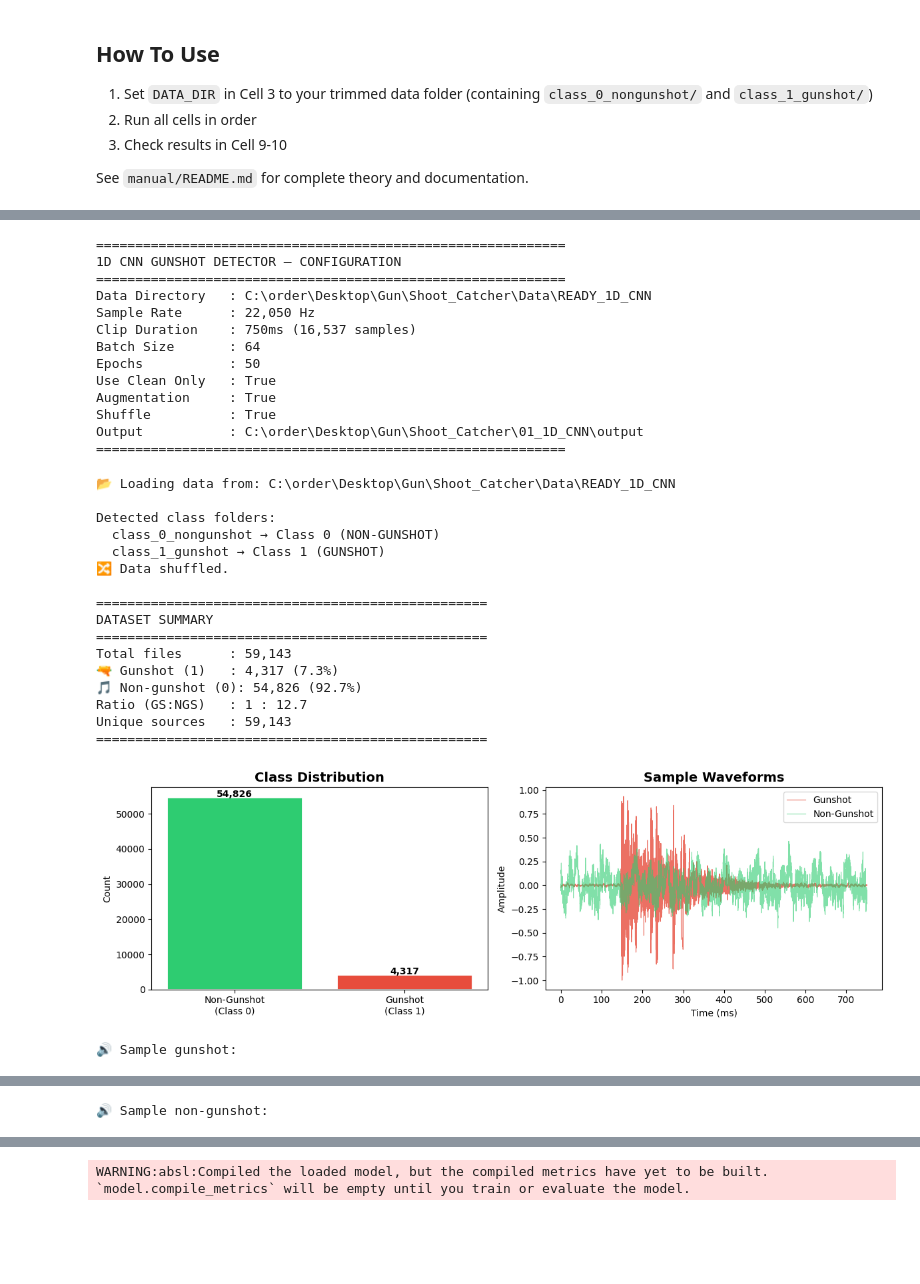
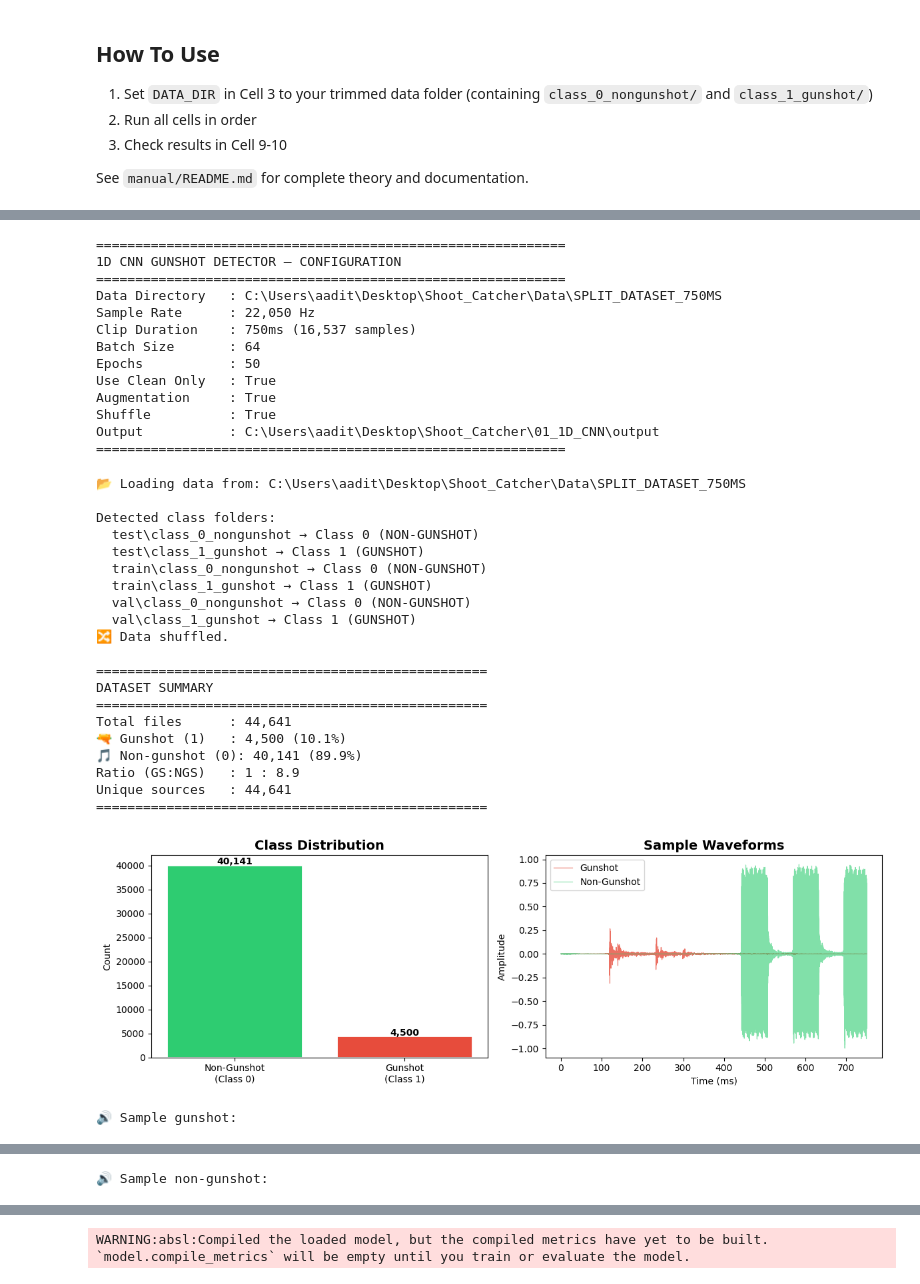
Before and after one commit to Jeevant010/Shoot_Catcher, a Jupyter notebook: 01_1D_CNN/1d_cnn_gunshot_detector.ipynb, the cells around one changed output, grey strips where cells are left out. Saved outputs shown, nothing was run; the diff lists cells and outputs as text; code cells hidden in the pictures; blank space fills up the shorter version.

Commit message:
fixes for runnign the trainign

```diff
--- a/01_1D_CNN/1d_cnn_gunshot_detector.ipynb
+++ b/01_1D_CNN/1d_cnn_gunshot_detector.ipynb
@@ -72,16 +228,18 @@ GPU Available: False
 # ============================================================
 
 # ==========================================================
-# DATA PATH — Point this to your trimmed data folder
-# Must contain: class_0_nongunshot/ and class_1_gunshot/
+# DATA PATH — Dynamic workspace path resolution
 # ==========================================================
-DATA_DIR = Path(r'C:\order\Desktop\Gun\Shoot_Catcher\Data\READY_1D_CNN')
+PROJECT_ROOT = Path.cwd().resolve()
+if PROJECT_ROOT.name == '01_1D_CNN':
+    PROJECT_ROOT = PROJECT_ROOT.parent
+
+DATA_DIR = PROJECT_ROOT / 'Data' / 'SPLIT_DATASET_750MS'
 
 # ==========================================================
 # SAMPLE RATE — Choose your working sample rate
 # ==========================================================
 SAMPLE_RATE = 22050       # Native quality (matches trimmer output)
-# SAMPLE_RATE = 16000     # Uncomment for Arduino-deployment mode
 
 # ==========================================================
 # AUDIO PARAMETERS
@@ -104,7 +262,6 @@ N_FOLDS = 5               # GroupKFold folds
 # ==========================================================
 USE_AUGMENTATION = True
 USE_ONLY_CLEAN = True     # True = use only '_clean' files for splitting
-                          # (augmented files added to training only)
 
 # ==========================================================
 # SHUFFLER — Shuffle data before everything
@@ -135,7 +292,7 @@ print(f'{"=" * 60}')
 ============================================================
 1D CNN GUNSHOT DETECTOR — CONFIGURATION
 ============================================================
-Data Directory   : C:\order\Desktop\Gun\Shoot_Catcher\Data\READY_1D_CNN
+Data Directory   : C:\Users\aadit\Desktop\Shoot_Catcher\Data\SPLIT_DATASET_750MS
 Sample Rate      : 22,050 Hz
 Clip Duration    : 750ms (16,537 samples)
 Batch Size       : 64
@@ -143,7 +300,7 @@ Epochs           : 50
 Use Clean Only   : True
 Augmentation     : True
 Shuffle          : True
-Output           : C:\order\Desktop\Gun\Shoot_Catcher\01_1D_CNN\output
+Output           : C:\Users\aadit\Desktop\Shoot_Catcher\01_1D_CNN\output
 ============================================================
 # %%
 # ============================================================
@@ -154,17 +311,10 @@ def extract_source_group(filename):
     """
     Extract the source recording identifier from a filename.
     This is used for GroupKFold to prevent data leakage.
-
-    Files from the same source recording share the same group.
-    e.g., 'c1_000001_SA_004A_S01_clip0_clean.wav' → 'SA_004A_S01'
-          'c0_000001_Street_Sounds____60min__Sleep_Video_050_clip0.wav' → 'Street_Sounds____60min__Sleep_Video_050'
     """
     stem = Path(filename).stem
-    # Remove class prefix (c0_000001_ or c1_000001_)
     no_prefix = re.sub(r'^c[01]_\d+_', '', stem)
-    # Remove clip suffix (_clip0, _clip1, _aug_5dB, etc.)
     no_suffix = re.sub(r'_clip\d+.*$', '', no_prefix)
-    # Remove augmentation markers
     no_aug = re.sub(r'_aug_\d+dB$', '', no_suffix)
     return no_aug if no_aug else stem
 
@@ -178,21 +328,21 @@ def is_clean_file(filename):
 def collect_audio_files(data_dir, use_only_clean=True):
     """
     Collect all audio files from the data directory.
-
-    Expected structure:
-        data_dir/
-            class_0_nongunshot/   (or any folder with 'class_0' or 'nongunshot')
-            class_1_gunshot/      (or any folder with 'class_1' or 'gunshot')
-
-    Also supports flat structure with filename-based labeling.
+    Supports both direct class folders and nested split structures (train/val/test).
     """
     data_dir = Path(data_dir)
+    if not data_dir.exists():
+        raise FileNotFoundError(
+            f"Directory not found: '{data_dir}'\n"
+            f"Please check DATA_DIR in Cell 3."
+        )
+
     files = []
     labels = []
     groups = []
 
-    # Auto-detect folder structure
-    subdirs = [d for d in data_dir.iterdir() if d.is_dir()]
+    # Auto-detect folder structure recursively
+    subdirs = [data_dir] + [d for d in data_dir.rglob('*') if d.is_dir()]
 
     class_map = {}
     for d in subdirs:
@@ -205,25 +355,31 @@ def collect_audio_files(data_dir, use_only_clean=True):
     if not class_map:
         raise ValueError(
             f'Could not auto-detect class folders in {data_dir}.\n'
-            f'Found: {[d.name for d in subdirs]}\n'
+            f'Found: {[d.name for d in subdirs[:10]]}...\n'
             f'Expected folders containing: class_0/nongunshot AND class_1/gunshot'
         )
 
     print(f'Detected class folders:')
     for folder, label in class_map.items():
         label_name = 'GUNSHOT' if label == 1 else 'NON-GUNSHOT'
-        print(f'  {folder.name} → Class {label} ({label_name})')
+        rel = folder.relative_to(data_dir) if folder != data_dir else folder.name
+        print(f'  {rel} → Class {label} ({label_name})')
 
-    # Collect files
+    # Collect files (deduplicated by path)
+    seen_files = set()
     for folder, label in class_map.items():
         wav_files = sorted(folder.glob('*.wav'))
 
         for f in wav_files:
-            # Optionally filter to clean-only
+            f_str = str(f.resolve())
+            if f_str in seen_files:
+                continue
+            seen_files.add(f_str)
+
             if use_only_clean and not is_clean_file(f.name):
                 continue
 
-            files.append(str(f))
+            files.append(f_str)
             labels.append(label)
             groups.append(extract_source_group(f.name))
 
@@ -278,42 +434,46 @@ ngs_file = next(f for f, l in zip(all_files, all_labels) if l == 0)
 
 y_gs, _ = librosa.load(gs_file, sr=SAMPLE_RATE, mono=True)
 y_ngs, _ = librosa.load(ngs_file, sr=SAMPLE_RATE, mono=True)
 
 t = np.arange(min(len(y_gs), TARGET_SAMPLES)) / SAMPLE_RATE * 1000
 axes[1].plot(t, y_gs[:len(t)], alpha=0.8, label='Gunshot', color='#e74c3c', linewidth=0.8)
 axes[1].plot(t, y_ngs[:len(t)], alpha=0.6, label='Non-Gunshot', color='#2ecc71', linewidth=0.8)
 axes[1].set_title('Sample Waveforms', fontsize=14, fontweight='bold')
 axes[1].set_xlabel('Time (ms)')
 axes[1].set_ylabel('Amplitude')
 axes[1].legend()
 
 plt.tight_layout()
 plt.savefig(OUTPUT_DIR / 'data_distribution.png', dpi=150)
 plt.show()
 
 # Audio playback
 print('\n🔊 Sample gunshot:')
 display(ipd.Audio(y_gs, rate=SAMPLE_RATE))
 print('🔊 Sample non-gunshot:')
 display(ipd.Audio(y_ngs, rate=SAMPLE_RATE))
 # %% [output]
-📂 Loading data from: C:\order\Desktop\Gun\Shoot_Catcher\Data\READY_1D_CNN
+📂 Loading data from: C:\Users\aadit\Desktop\Shoot_Catcher\Data\SPLIT_DATASET_750MS
 
 Detected class folders:
-  class_0_nongunshot → Class 0 (NON-GUNSHOT)
-  class_1_gunshot → Class 1 (GUNSHOT)
+  test\class_0_nongunshot → Class 0 (NON-GUNSHOT)
+  test\class_1_gunshot → Class 1 (GUNSHOT)
+  train\class_0_nongunshot → Class 0 (NON-GUNSHOT)
+  train\class_1_gunshot → Class 1 (GUNSHOT)
+  val\class_0_nongunshot → Class 0 (NON-GUNSHOT)
+  val\class_1_gunshot → Class 1 (GUNSHOT)
 🔀 Data shuffled.
 
 ==================================================
 DATASET SUMMARY
 ==================================================
-Total files      : 59,143
-🔫 Gunshot (1)   : 4,317 (7.3%)
-🎵 Non-gunshot (0): 54,826 (92.7%)
-Ratio (GS:NGS)   : 1 : 12.7
-Unique sources   : 59,143
+Total files      : 44,641
+🔫 Gunshot (1)   : 4,500 (10.1%)
+🎵 Non-gunshot (0): 40,141 (89.9%)
+Ratio (GS:NGS)   : 1 : 8.9
+Unique sources   : 44,641
 ==================================================
-[figure, old version]
+[figure, new version]
 🔊 Sample gunshot:
 [interactive output not drawn]
 🔊 Sample non-gunshot:
```
Also changed, not shown: parts of 8 cells of this notebook, 2 other files.
